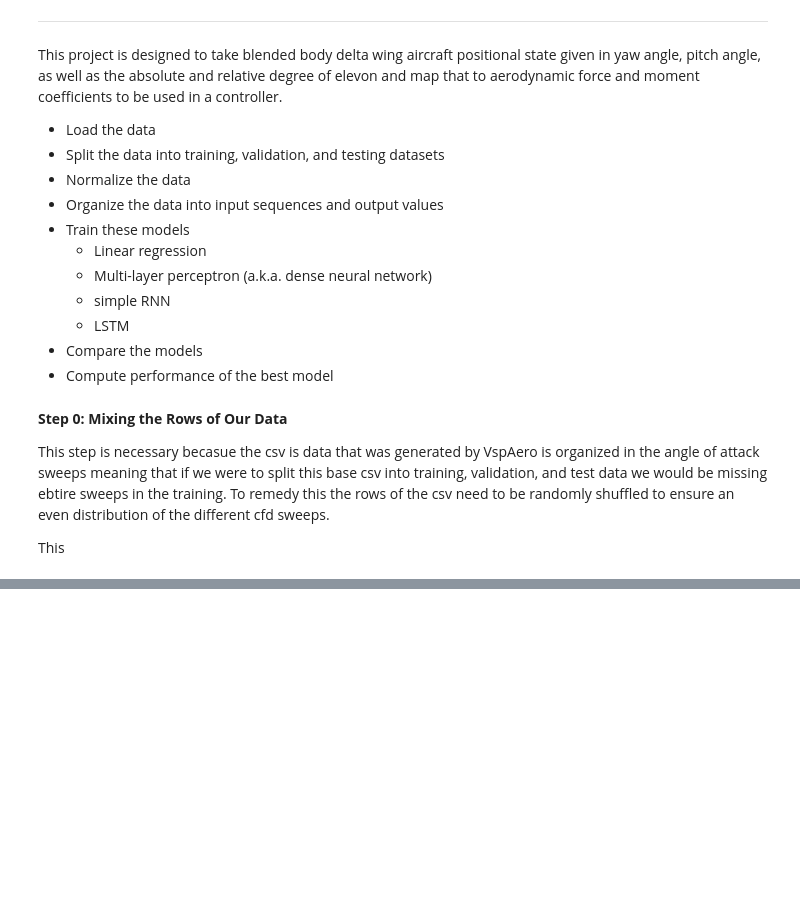
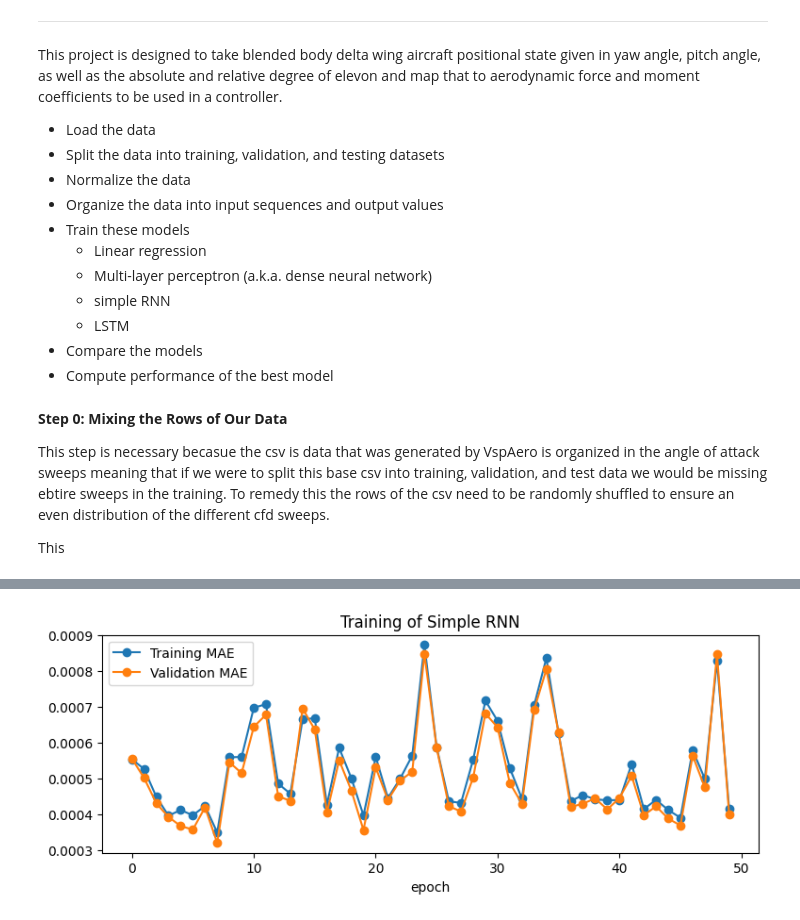
Before and after one commit to jadendew/E178-Project, a Jupyter notebook: E178ProjMain.ipynb, the cells around one changed output, grey strips where cells are left out. Saved outputs shown, nothing was run; the diff lists cells and outputs as text; code cells hidden in the pictures; blank space fills up the shorter version.

```diff
--- a/E178ProjMain.ipynb
+++ b/E178ProjMain.ipynb
@@ -116,0 +217,28 @@ yValidateScaled = yScaler.transform(yValidate)
+# %%
+# now that our data is sorted we can create the SimpleRNN, it feeds through then extracts the data into a linear layer
+# for all 6 of our aero parameters
+
+class AeroSimpleRNN(nn.Module):
+    def __init__(self):
+        super(AeroSimpleRNN, self).__init__()
+        # input_size=4 (alpha, beta, deltaS, deltaD)
+        # hidden_size=32 (number of neurons in the hidden state)
+        self.rnn = nn.RNN(input_size=4, hidden_size=32, num_layers=2, batch_first=True)
+
+        # Output layer maps the hidden state to the 6 target aero parameters
+        self.output = nn.Linear(32, 6)
+
+    def forward(self, x):
+        # x shape: (batch_size, sequence_length=1, input_size=4)
+        out, h_n = self.rnn(x)
+
+        # out shape: (batch_size, seq_length=1, hidden_size=32)
+        # We grab the output of the final time step (which is index 0 since length is 1)
+        finalTimestepOut = out[:, -1, :]
+
+        # Map to 6 aerodynamic coefficients
+        predictions = self.output(finalTimestepOut)
+        return predictions
+
+# Instantiate
+modelSrnn = AeroSimpleRNN()
@@ -116,0 +322,12 @@ yValidateScaled = yScaler.transform(yValidate)
+# %%
+#plotting the training history of the SimpleRNN
+
+numEpochs = len(historySrnn['epoch'])
+plt.figure(figsize=(9,3))
+plt.plot(range(numEpochs), historySrnn['mae'], marker='o', label='Training MAE')
+plt.plot(range(numEpochs), historySrnn['valMae'], marker='o', label='Validation MAE')
+plt.xlabel('epoch')
+plt.title('Training of Simple RNN')
+plt.legend();
+# %% [output]
+[figure, added]
```
Also changed, not shown: parts of 7 cells of this notebook.
